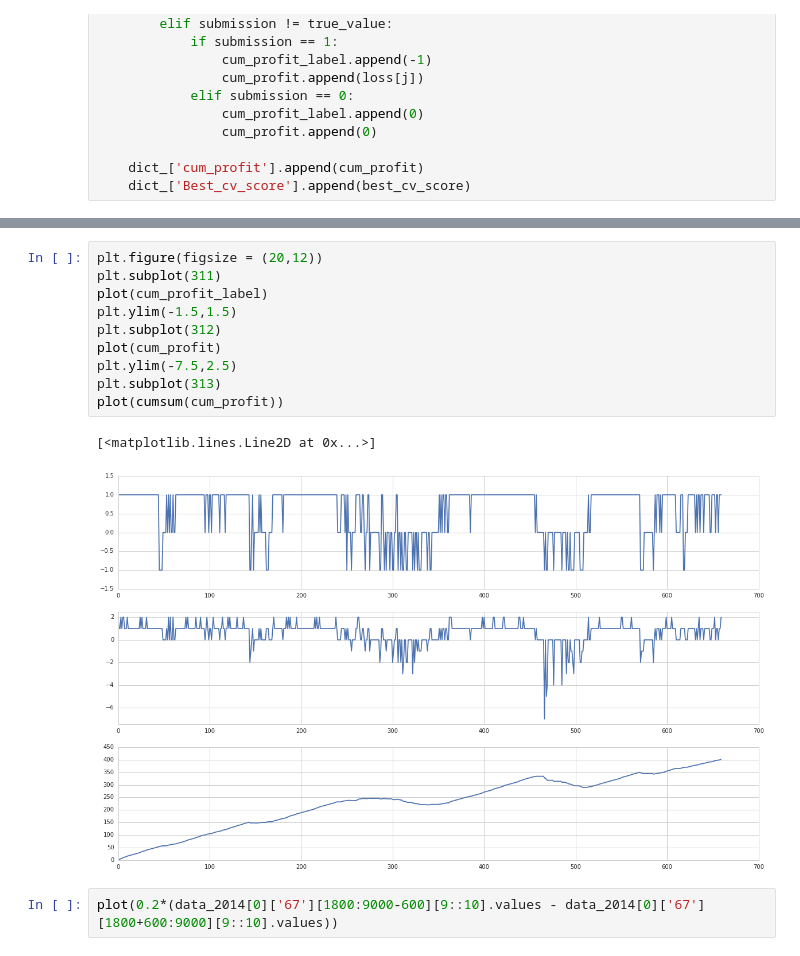
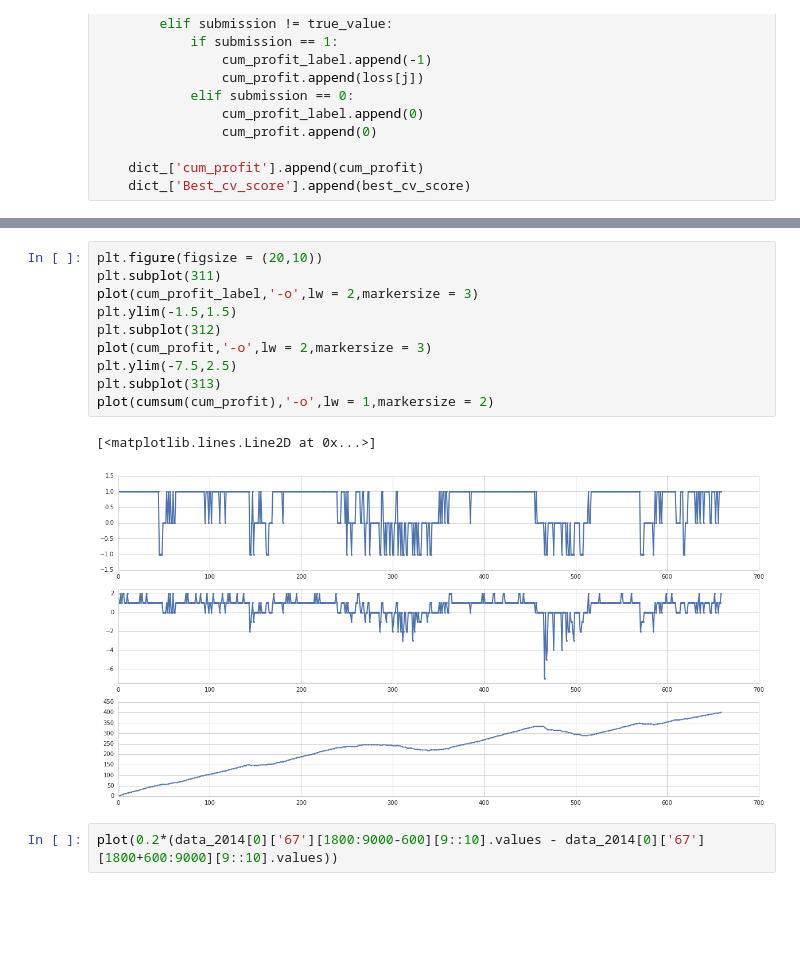
Before and after one commit to rorysroes/SGX-Full-OrderBook-Tick-Data-Trading-Strategy, a Jupyter notebook: Model_Selection.ipynb, the cells around one changed output, grey strips where cells are left out. Drawn from its saved outputs; the diff is of its cells as text; blank space fills up the shorter version.

```diff
--- a/Model_Selection.ipynb
+++ b/Model_Selection.ipynb
@@ -432,16 +391,16 @@ plot(cumsum(cum_profit_label))
 # %%
-plt.figure(figsize = (20,12))
+plt.figure(figsize = (20,10))
 plt.subplot(311)
-plot(cum_profit_label)
+plot(cum_profit_label,'-o',lw = 2,markersize = 3)
 plt.ylim(-1.5,1.5)
 plt.subplot(312)
-plot(cum_profit)
+plot(cum_profit,'-o',lw = 2,markersize = 3)
 plt.ylim(-7.5,2.5)
 plt.subplot(313)
-plot(cumsum(cum_profit))
+plot(cumsum(cum_profit),'-o',lw = 1,markersize = 2)
 # %% [output]
 [<matplotlib.lines.Line2D at 0x...>]
-[figure, old version]
+[figure, new version]
 # %%
 plot(0.2*(data_2014[0]['67'][1800:9000-600][9::10].values - data_2014[0]['67'][1800+600:9000][9::10].values))
 # %% [output]
```
Also changed, not shown: parts of 13 cells of this notebook.
